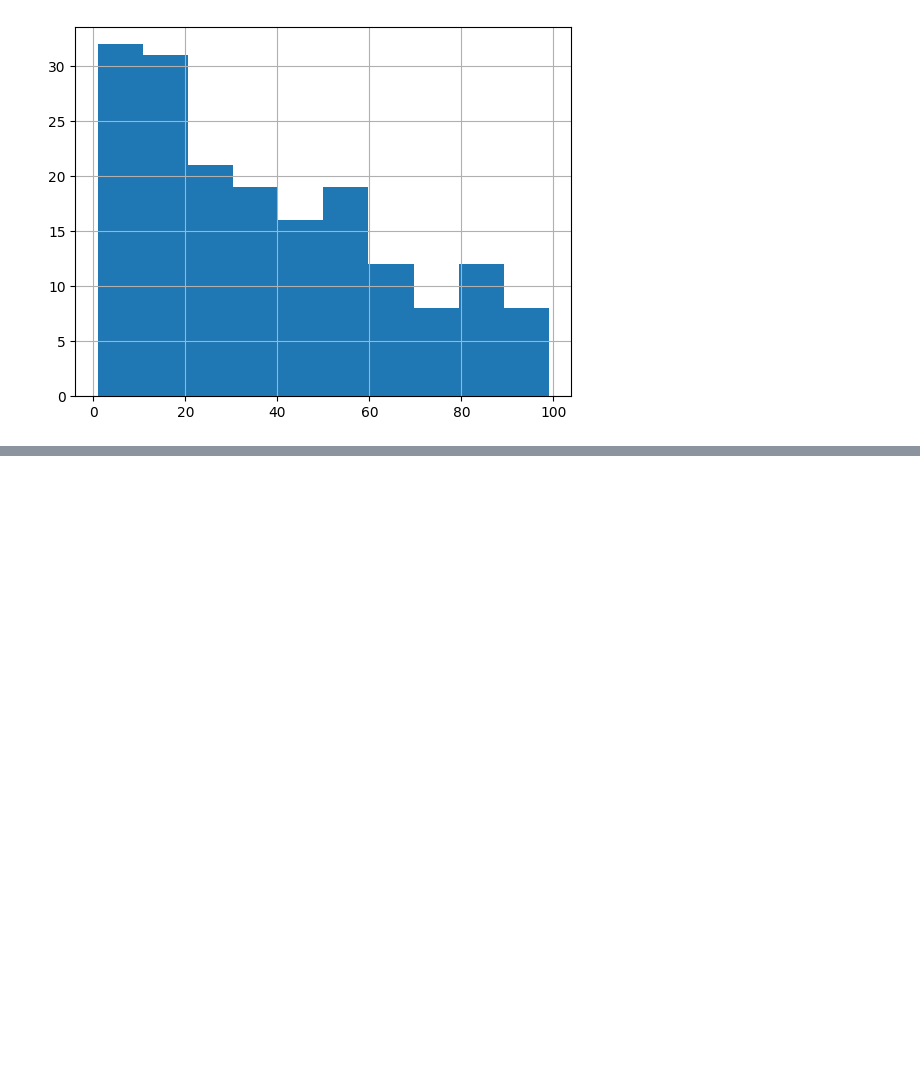
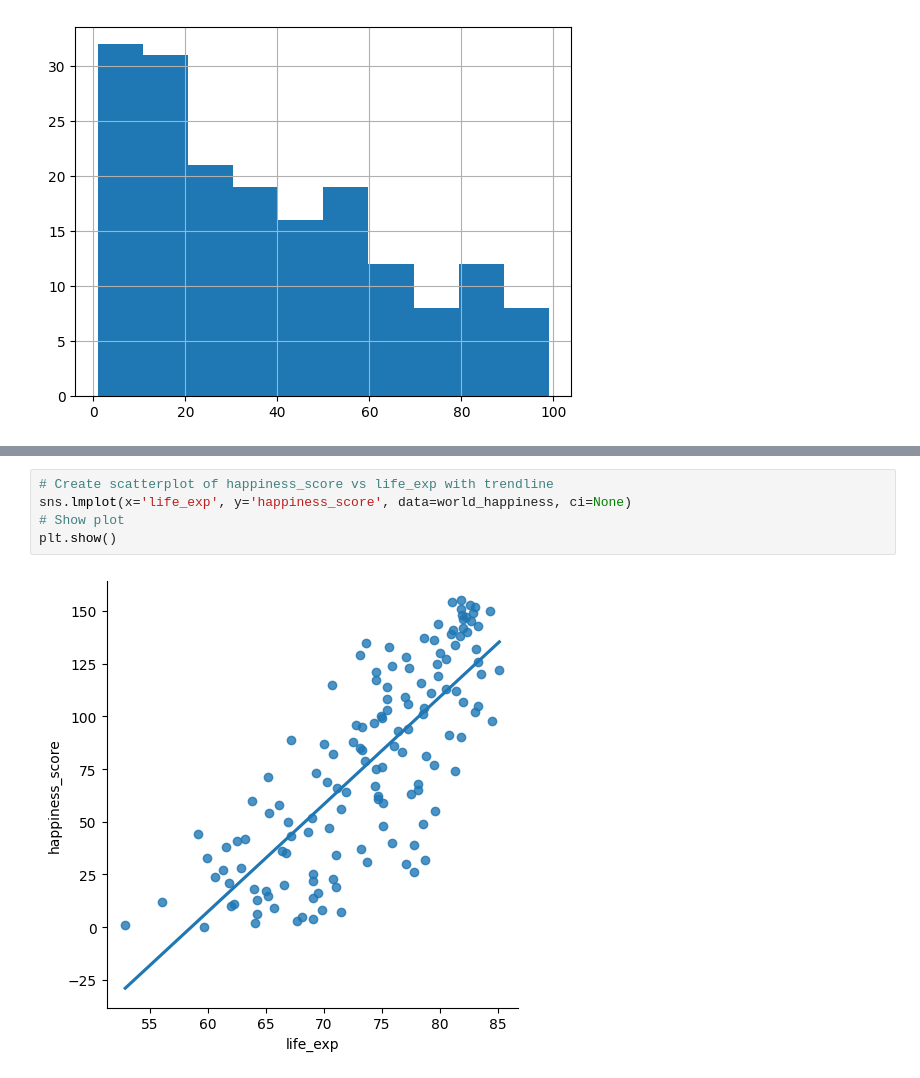
Before and after one commit to suhyeon0325/TIL, a Jupyter notebook: 통계복습_240114.ipynb, the cells around one changed output, grey strips where cells are left out. Cells and saved outputs as stored; diff of their text form; blank space fills up the shorter version.

```diff
--- a/통계복습_240114.ipynb
+++ b/통계복습_240114.ipynb
@@ -283,0 +405,7 @@ plt.show()
+# %%
+# Create scatterplot of happiness_score vs life_exp with trendline
+sns.lmplot(x='life_exp', y='happiness_score', data=world_happiness, ci=None)
+# Show plot
+plt.show()
+# %% [output]
+[figure, added]
```
Also changed, not shown: parts of 46 cells of this notebook.
